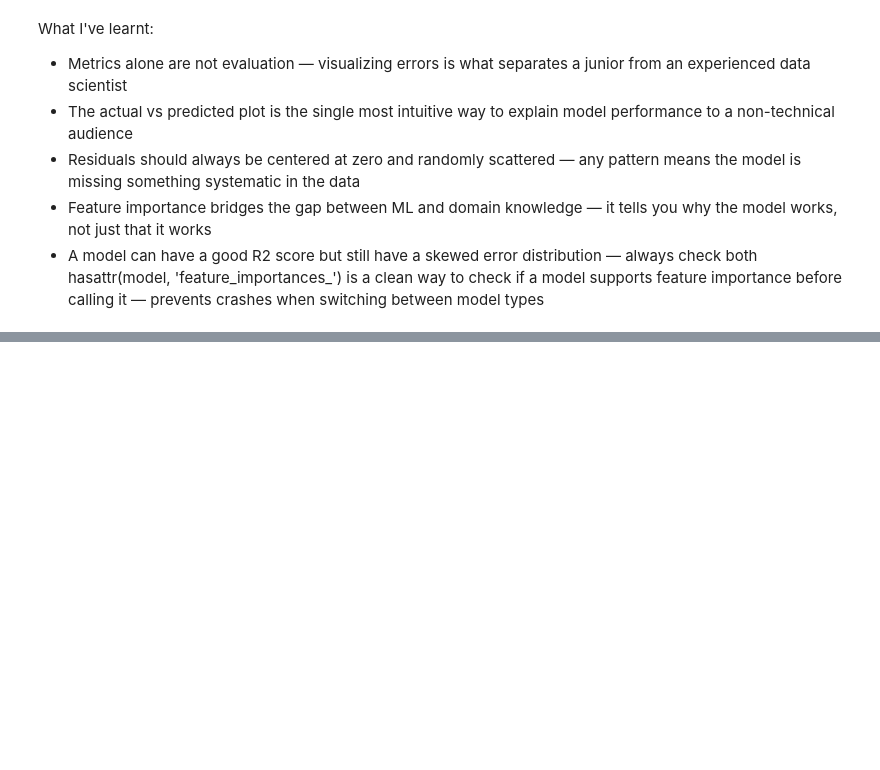
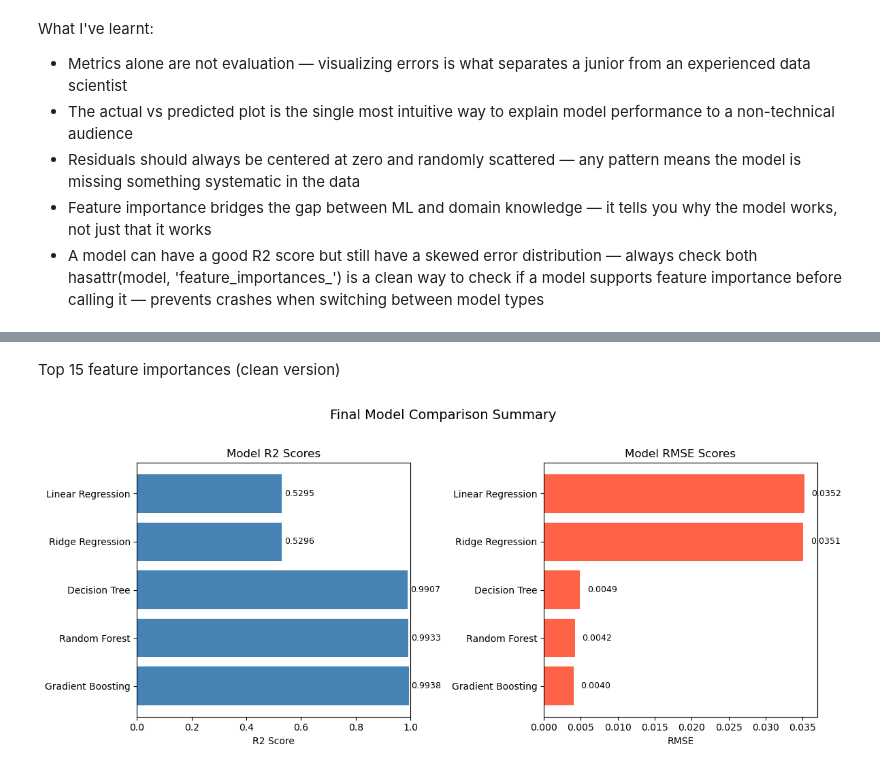
Before and after one commit to timothydzokoto/ALX_data_learning_track_journey, a Jupyter notebook: Projects/CO2_Regression_2.ipynb, the cells around one changed output, grey strips where cells are left out. Cells and saved outputs as stored; diff of their text form; code cells hidden in the pictures; blank space fills up the shorter version.

```diff
--- a/Projects/CO2_Regression_2.ipynb
+++ b/Projects/CO2_Regression_2.ipynb
@@ -958,0 +1021,44 @@ hasattr(model, 'feature_importances_') is a clean way to check if a model suppor
+# %% [markdown]
+Top 15 feature importances (clean version)
+# %%
+# Clean summary of all models
+plt.figure(figsize=(12, 5))
+
+# R2 Score
+plt.subplot(1, 2, 1)
+bars = plt.barh(results_df.index, results_df['R2 Score'], color='steelblue')
+plt.xlabel("R2 Score")
+plt.title("Model R2 Scores")
+plt.xlim(0, 1)
+
+# Add value labels
+for bar, val in zip(bars, results_df['R2 Score']):
+    plt.text(
+        val + 0.01,
+        bar.get_y() + bar.get_height() / 2,
+        f'{val:.4f}',
+        va='center',
+        fontsize=9
+    )
+
+# RMSE
+plt.subplot(1, 2, 2)
+bars2 = plt.barh(results_df.index, results_df['RMSE'], color='tomato')
+plt.xlabel("RMSE")
+plt.title("Model RMSE Scores")
+
+# Add value labels
+for bar, val in zip(bars2, results_df['RMSE']):
+    plt.text(
+        val + 0.001,
+        bar.get_y() + bar.get_height() / 2,
+        f'{val:.4f}',
+        va='center',
+        fontsize=9
+    )
+
+plt.suptitle("Final Model Comparison Summary", fontsize=14, y=1.02)
+plt.tight_layout()
+plt.show()
+# %% [output]
+[figure, added]
```
Also changed, not shown: parts of 42 cells of this notebook, 3 other files.
